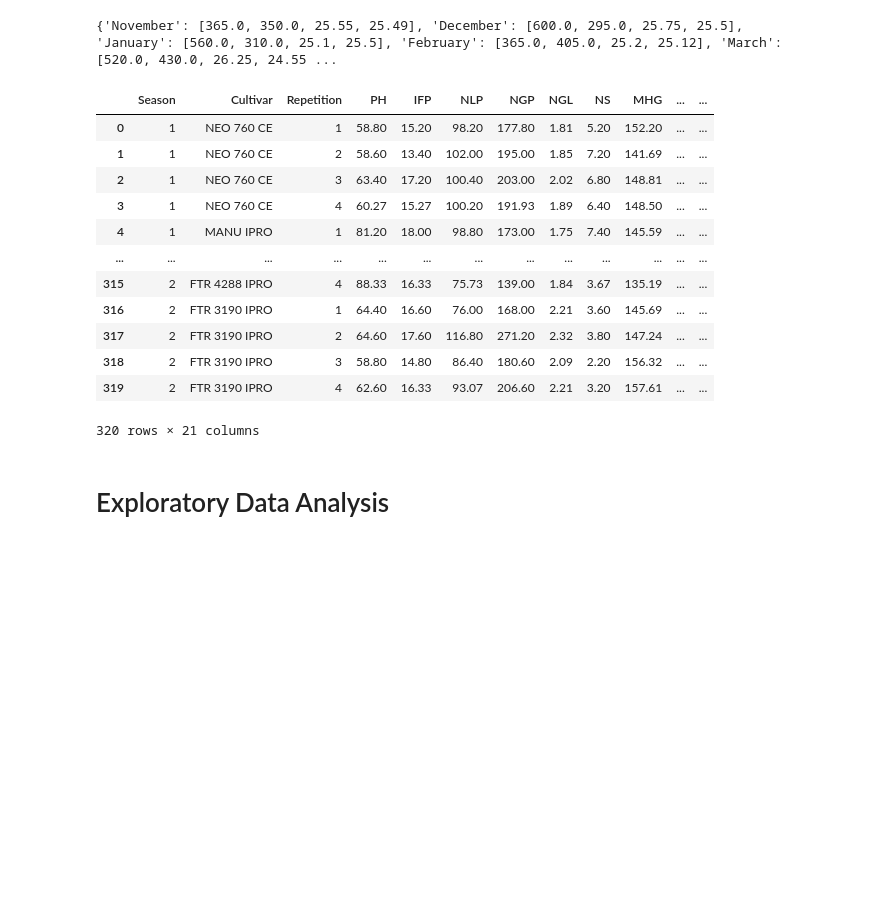
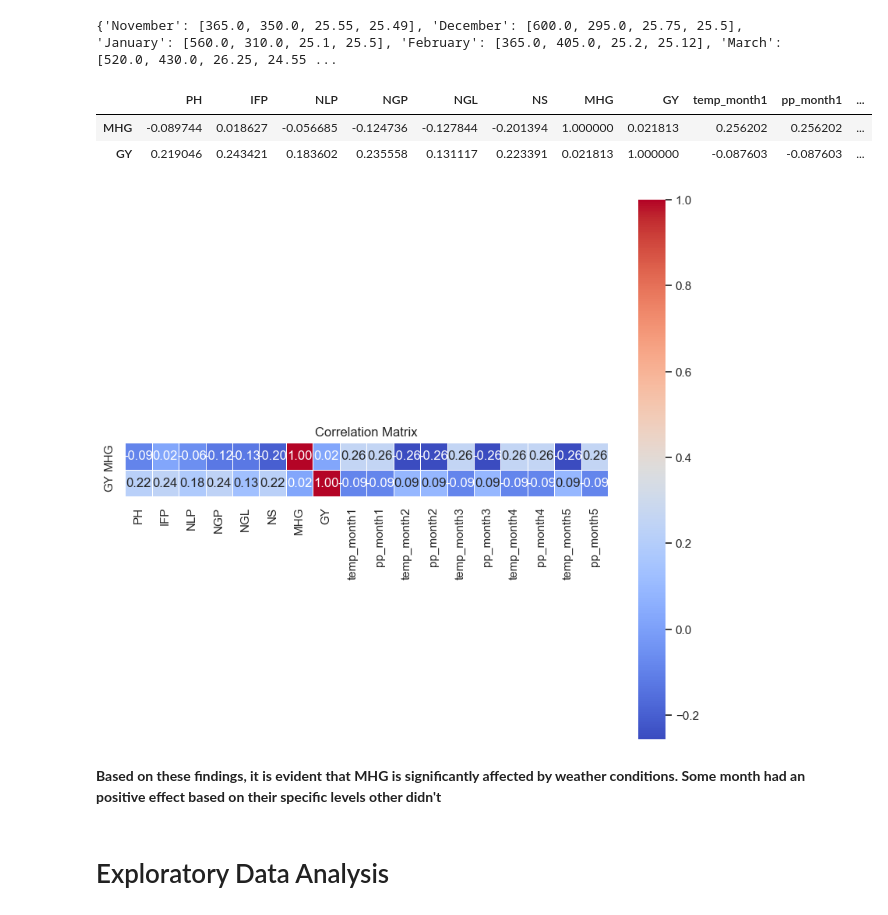
Before and after one commit to NegruA/soybean_cultivars, a Jupyter notebook: main.ipynb, the cells around one changed output. Drawn from its saved outputs; the diff is of its cells as text; code cells hidden in the pictures; blank space fills up the shorter version.

```diff
--- a/main.ipynb
+++ b/main.ipynb
@@ -298,0 +342,15 @@ plt.show()
+# %%
+# standard deviation for MHG and GY for each cultivar and season
+std_devs = data_df.groupby(['Cultivar', 'Season'])[['MHG', 'GY']].std().reset_index()
+
+# mean standard deviation for MHG and GY across seasons for each cultivar
+mean_std_devs = std_devs.groupby('Cultivar')[['MHG', 'GY']].mean()
+
+# Filtering cultivars with small variance in MHG or GY (setting a threshold visually based on distribution)
+thresholds = mean_std_devs.quantile(0.6)
+filtered_cultivars = mean_std_devs[(mean_std_devs['MHG'] > thresholds['MHG']) | (mean_std_devs['GY'] > thresholds['GY'])].index.tolist()
+filtered_data_df = data_df[data_df['Cultivar'].isin(filtered_cultivars)]
+filtered_data_df['Cultivar'].unique(), thresholds
+data_df_filtered = data_df[data_df['Cultivar'].isin(filtered_cultivars)].copy()
+
+plot_cultivar_performance(data_df_filtered)
@@ -313,37 +373,45 @@ print(climate_mapping)
 {'November': [365.0, 350.0, 25.55, 25.49], 'December': [600.0, 295.0, 25.75, 25.5], 'January': [560.0, 310.0, 25.1, 25.5], 'February': [365.0, 405.0, 25.2, 25.12], 'March': [520.0, 430.0, 26.25, 24.55 ...
 # %%
 climate_mapping = weather_df.set_index('Month').T.to_dict('list')
+for i in range(1, 6):  # 5 months for every cultivation season
+    data_df_filtered[f'temp_month{i}'] = 0.0
+    data_df_filtered[f'pp_month{i}'] = 0.0
 
-for i in range(1, 6):  # 5 months for every cultivation season
-    data_df[f'temp_month{i}'] = 0.0
-    data_df[f'pp_month{i}'] = 0.0
-
-for index, row in test.iterrows():
+for index, row in data_df_filtered.iterrows():
     if row['Season'] == 1:
-        # Sezonul 1 corespunde cu lunile noiembrie - martie
+        # season 1: November - March
         months = ['November', 'December', 'January', 'February', 'March']
     else:
-        # Sezonul 2 corespunde cu lunile decembrie - aprilie
+        # season 2: December - April
         months = ['December', 'January', 'February', 'March', 'April']
 
     for i, month in enumerate(months, start=1):
-        data_df.at[index, f'pp_month{i}'] = climate_mapping[month][0]  # Indexul 0 pentru precipitațiile curente
-        data_df.at[index, f'temp_month{i}'] = climate_mapping[month][2]  # Indexul 2 pentru temperatura curentă
+        data_df_filtered.at[index, f'pp_month{i}'] = climate_mapping[month][0]  # Index 0 for precipitation
+        data_df_filtered.at[index, f'temp_month{i}'] = climate_mapping[month][2]  # Index 2 for temperature
+# %%
+all_relevant_cols = data_df_filtered.columns[~data_df_filtered.columns.isin(['Cultivar', 'Season', 'Repetition'])]
+
+# Recalculating the correlation matrix for the filtered dataset including all relevant columns
+full_correlation_matrix_filtered = data_df_filtered[all_relevant_cols].corr()
+
+# Focusing on the correlations of MHG and GY with all other variables
+full_correlation_mhg_gy = full_correlation_matrix_filtered.loc[['MHG', 'GY'], :]
 # %%
-display(data_df)
+full_correlation_mhg_gy
 # %% [output]
-|  | Season | Cultivar | Repetition | PH | IFP | NLP | NGP | NGL | NS | MHG | ... | ... |
-| 0 | 1 | NEO 760 CE | 1 | 58.80 | 15.20 | 98.20 | 177.80 | 1.81 | 5.20 | 152.20 | ... | ... |
-| 1 | 1 | NEO 760 CE | 2 | 58.60 | 13.40 | 102.00 | 195.00 | 1.85 | 7.20 | 141.69 | ... | ... |
-| 2 | 1 | NEO 760 CE | 3 | 63.40 | 17.20 | 100.40 | 203.00 | 2.02 | 6.80 | 148.81 | ... | ... |
-| 3 | 1 | NEO 760 CE | 4 | 60.27 | 15.27 | 100.20 | 191.93 | 1.89 | 6.40 | 148.50 | ... | ... |
-| 4 | 1 | MANU IPRO | 1 | 81.20 | 18.00 | 98.80 | 173.00 | 1.75 | 7.40 | 145.59 | ... | ... |
-| ... | ... | ... | ... | ... | ... | ... | ... | ... | ... | ... | ... | ... |
-| 315 | 2 | FTR 4288 IPRO | 4 | 88.33 | 16.33 | 75.73 | 139.00 | 1.84 | 3.67 | 135.19 | ... | ... |
-| 316 | 2 | FTR 3190 IPRO | 1 | 64.40 | 16.60 | 76.00 | 168.00 | 2.21 | 3.60 | 145.69 | ... | ... |
-| 317 | 2 | FTR 3190 IPRO | 2 | 64.60 | 17.60 | 116.80 | 271.20 | 2.32 | 3.80 | 147.24 | ... | ... |
-| 318 | 2 | FTR 3190 IPRO | 3 | 58.80 | 14.80 | 86.40 | 180.60 | 2.09 | 2.20 | 156.32 | ... | ... |
-| 319 | 2 | FTR 3190 IPRO | 4 | 62.60 | 16.33 | 93.07 | 206.60 | 2.21 | 3.20 | 157.61 | ... | ... |
+|  | PH | IFP | NLP | NGP | NGL | NS | MHG | GY | temp_month1 | pp_month1 | ... |
+| MHG | -0.089744 | 0.018627 | -0.056685 | -0.124736 | -0.127844 | -0.201394 | 1.000000 | 0.021813 | 0.256202 | 0.256202 | ... |
+| GY | 0.219046 | 0.243421 | 0.183602 | 0.235558 | 0.131117 | 0.223391 | 0.021813 | 1.000000 | -0.087603 | -0.087603 | ... |
-320 rows × 21 columns
+# %%
+plt.figure(figsize=(10, 9))
+sns.heatmap(full_correlation_mhg_gy, annot=True, fmt=".2f", cmap='coolwarm',
+            cbar=True, square=True, linewidths=.5)
+
+plt.title('Correlation Matrix')
+plt.show()
+# %% [output]
+[figure, added]
+# %% [markdown]
+**Based on these findings, it is evident that MHG is significantly affected by weather conditions. Some month had an positive effect based on their specific levels other didn't**
 # %% [markdown]
 # Exploratory Data Analysis
```
Also changed, not shown: parts of 11 cells of this notebook.
